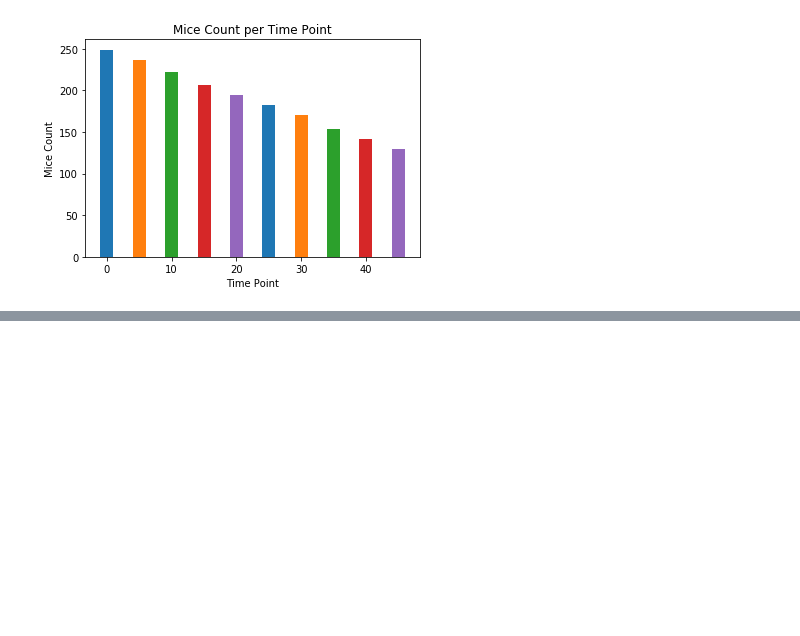
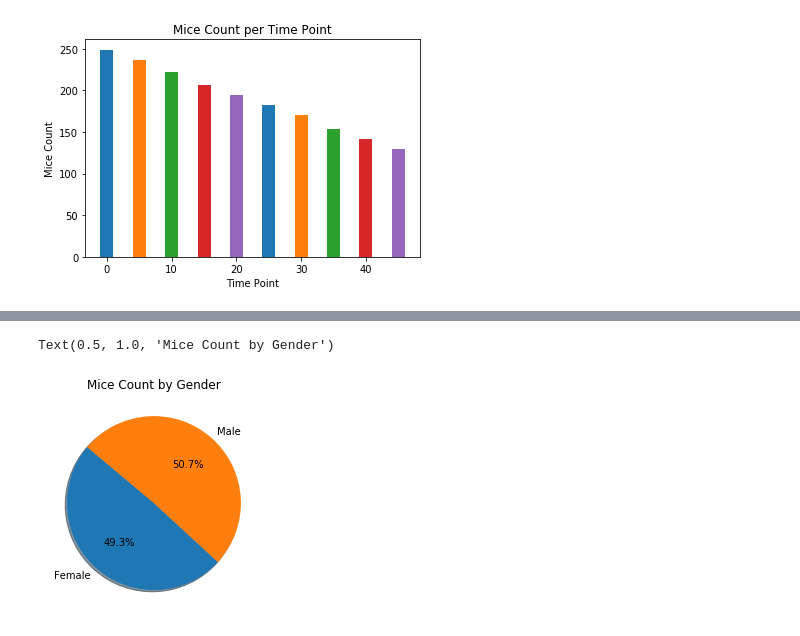
Before and after one commit to kamalnyc17/Pymaceuticals, a Jupyter notebook: pymaceuticals.ipynb, the cells around one changed output, grey strips where cells are left out. Saved outputs shown, nothing was run; the diff lists cells and outputs as text; code cells hidden in the pictures; blank space fills up the shorter version.

```diff
--- a/pymaceuticals.ipynb
+++ b/pymaceuticals.ipynb
@@ -160,0 +192,10 @@ Text(0, 0.5, 'Mice Count')
+# %%
+# Generate a pie plot showing the distribution of female versus male mice using pyplot
+# Plot the chart in MatPlotLib
+plt.pie(head_count, labels=labels, colors=colors,
+        autopct="%1.1f%%", shadow=True, startangle=140)
+# Adding title of the chart
+plt.title("Mice Count by Gender")
+# %% [output]
+Text(0.5, 1.0, 'Mice Count by Gender')
+[figure, added]
```
Also changed, not shown: parts of 3 cells of this notebook.
